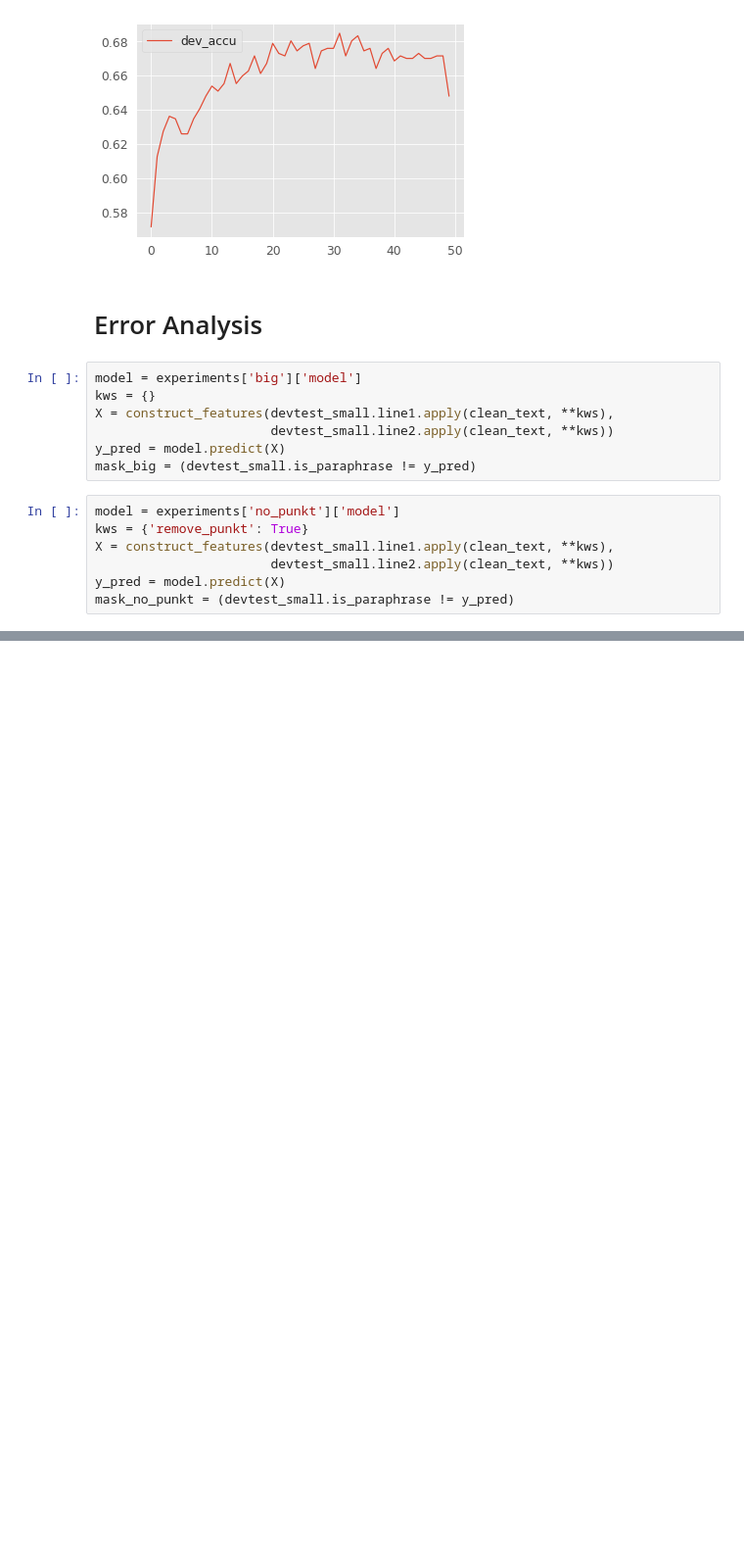
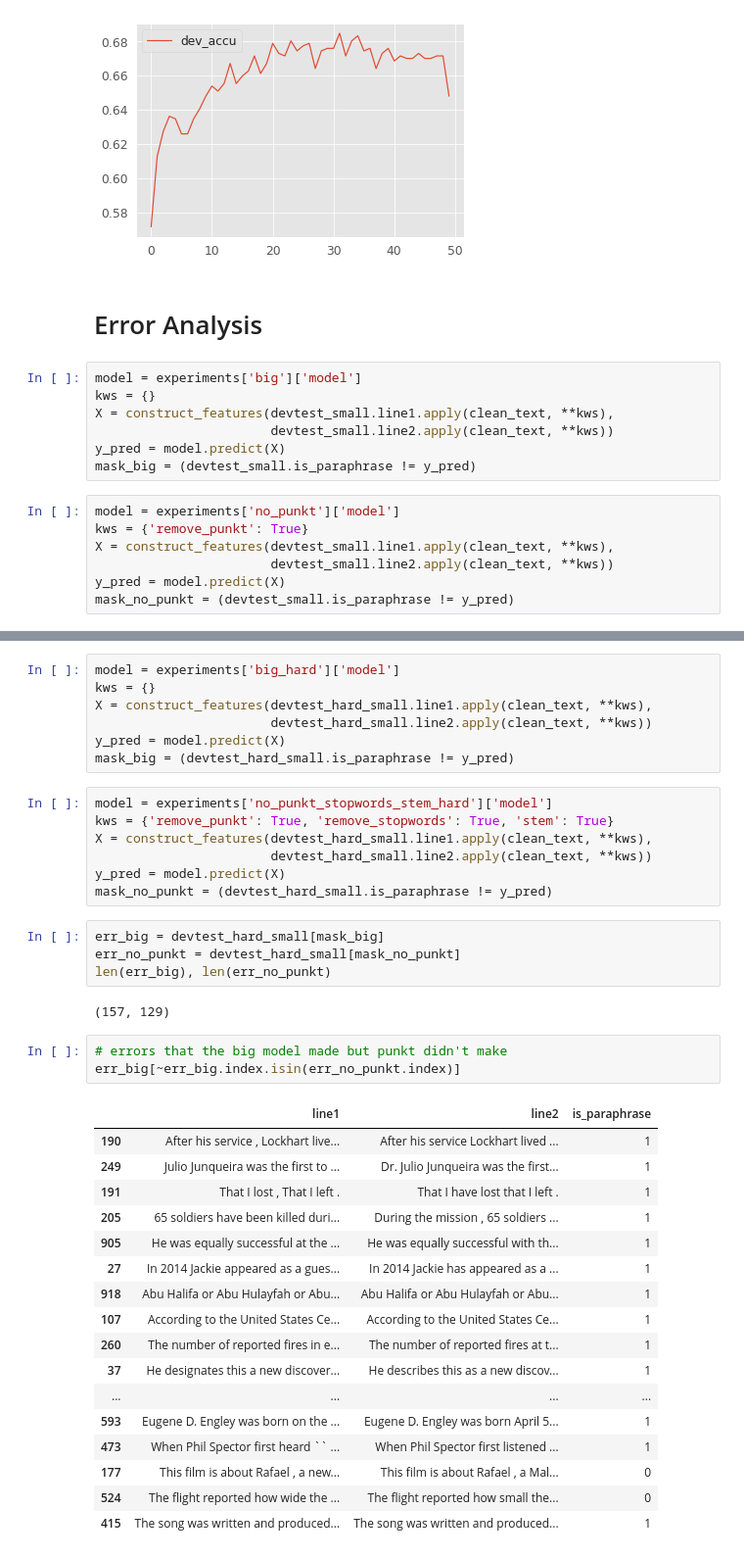
Before and after one commit to RuolinZheng08/ttic31190-natural-language-processing, a Jupyter notebook: hw4/mlp-results-analysis.ipynb, the cells around one changed output, grey strips where cells are left out. Shown at 98% size. Saved outputs shown, nothing was run; the diff lists cells and outputs as text; blank space fills up the shorter version.

Commit message:
Finalize code for error analysis

```diff
--- a/hw4/mlp-results-analysis.ipynb
+++ b/hw4/mlp-results-analysis.ipynb
@@ -305,0 +339,41 @@ err_big[~err_big.index.isin(err_no_punkt.index)]
+# %%
+model = experiments['big_hard']['model']
+kws = {}
+X = construct_features(devtest_hard_small.line1.apply(clean_text, **kws),
+                       devtest_hard_small.line2.apply(clean_text, **kws))
+y_pred = model.predict(X)
+mask_big = (devtest_hard_small.is_paraphrase != y_pred)
+# %%
+model = experiments['no_punkt_stopwords_stem_hard']['model']
+kws = {'remove_punkt': True, 'remove_stopwords': True, 'stem': True}
+X = construct_features(devtest_hard_small.line1.apply(clean_text, **kws),
+                       devtest_hard_small.line2.apply(clean_text, **kws))
+y_pred = model.predict(X)
+mask_no_punkt = (devtest_hard_small.is_paraphrase != y_pred)
+# %%
+err_big = devtest_hard_small[mask_big]
+err_no_punkt = devtest_hard_small[mask_no_punkt]
+len(err_big), len(err_no_punkt)
+# %% [output]
+(157, 129)
+# %%
+# errors that the big model made but punkt didn't make
+err_big[~err_big.index.isin(err_no_punkt.index)]
+# %% [output]
+|  | line1 | line2 | is_paraphrase |
+| 190 | After his service , Lockhart live... | After his service Lockhart lived ... | 1 |
+| 249 | Julio Junqueira was the first to ... | Dr. Julio Junqueira was the first... | 1 |
+| 191 | That I lost , That I left . | That I have lost that I left . | 1 |
+| 205 | 65 soldiers have been killed duri... | During the mission , 65 soldiers ... | 1 |
+| 905 | He was equally successful at the ... | He was equally successful with th... | 1 |
+| 27 | In 2014 Jackie appeared as a gues... | In 2014 Jackie has appeared as a ... | 1 |
+| 918 | Abu Halifa or Abu Hulayfah or Abu... | Abu Halifa or Abu Hulayfah or Abu... | 1 |
+| 107 | According to the United States Ce... | According to the United States Ce... | 1 |
+| 260 | The number of reported fires in e... | The number of reported fires at t... | 1 |
+| 37 | He designates this a new discover... | He describes this as a new discov... | 1 |
+| ... | ... | ... | ... |
+| 593 | Eugene D. Engley was born on the ... | Eugene D. Engley was born April 5... | 1 |
+| 473 | When Phil Spector first heard `` ... | When Phil Spector first listened ... | 1 |
+| 177 | This film is about Rafael , a new... | This film is about Rafael , a Mal... | 0 |
+| 524 | The flight reported how wide the ... | The flight reported how small the... | 0 |
+| 415 | The song was written and produced... | The song was written and produced... | 1 |
```
Also changed, not shown: parts of 4 cells of this notebook, 1 other file.
